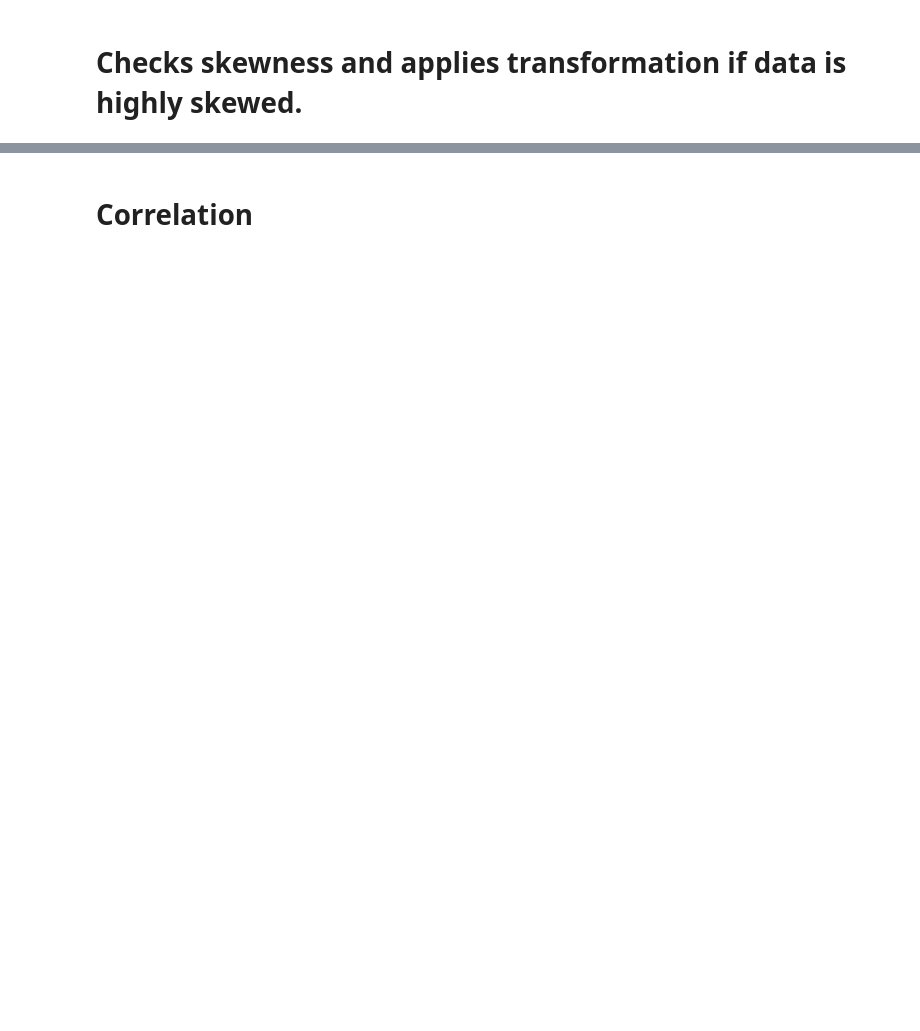
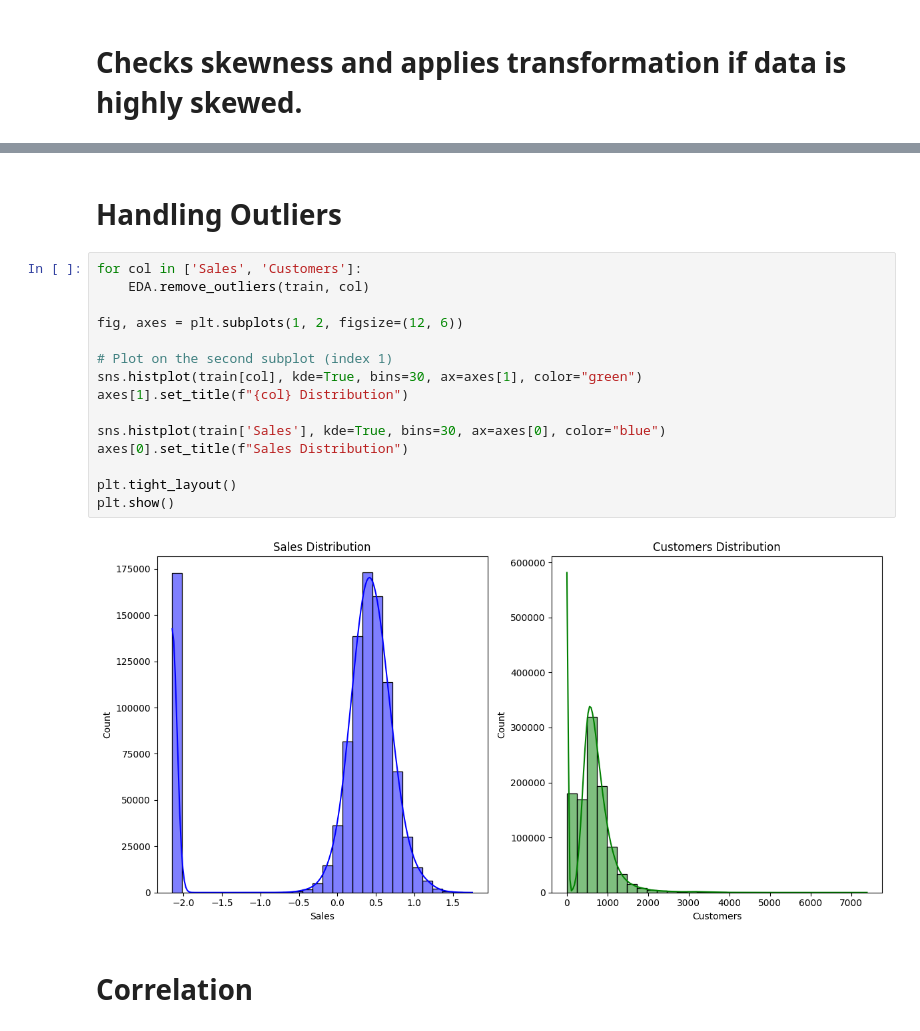
Before and after one commit to hiwothadush/store-sales-forecasting, a Jupyter notebook: notebooks/Eploratory_data_analysis.ipynb, the cells around one changed output, grey strips where cells are left out. Drawn from its saved outputs; the diff is of its cells as text; blank space fills up the shorter version.

```diff
--- a/notebooks/Eploratory_data_analysis.ipynb
+++ b/notebooks/Eploratory_data_analysis.ipynb
@@ -89,2 +110,21 @@ for df in [train, test, store]:
+# %% [markdown]
+# **Handling Outliers**
+# %%
+for col in ['Sales', 'Customers']:
+    EDA.remove_outliers(train, col)
+
+fig, axes = plt.subplots(1, 2, figsize=(12, 6))
+
+# Plot on the second subplot (index 1)
+sns.histplot(train[col], kde=True, bins=30, ax=axes[1], color="green")
+axes[1].set_title(f"{col} Distribution")
+
+sns.histplot(train['Sales'], kde=True, bins=30, ax=axes[0], color="blue")
+axes[0].set_title(f"Sales Distribution")
+
+plt.tight_layout()
+plt.show()
+# %% [output]
+[figure, added]
 # %% [markdown]
 # **Correlation**
```
Also changed, not shown: parts of 47 cells of this notebook.
